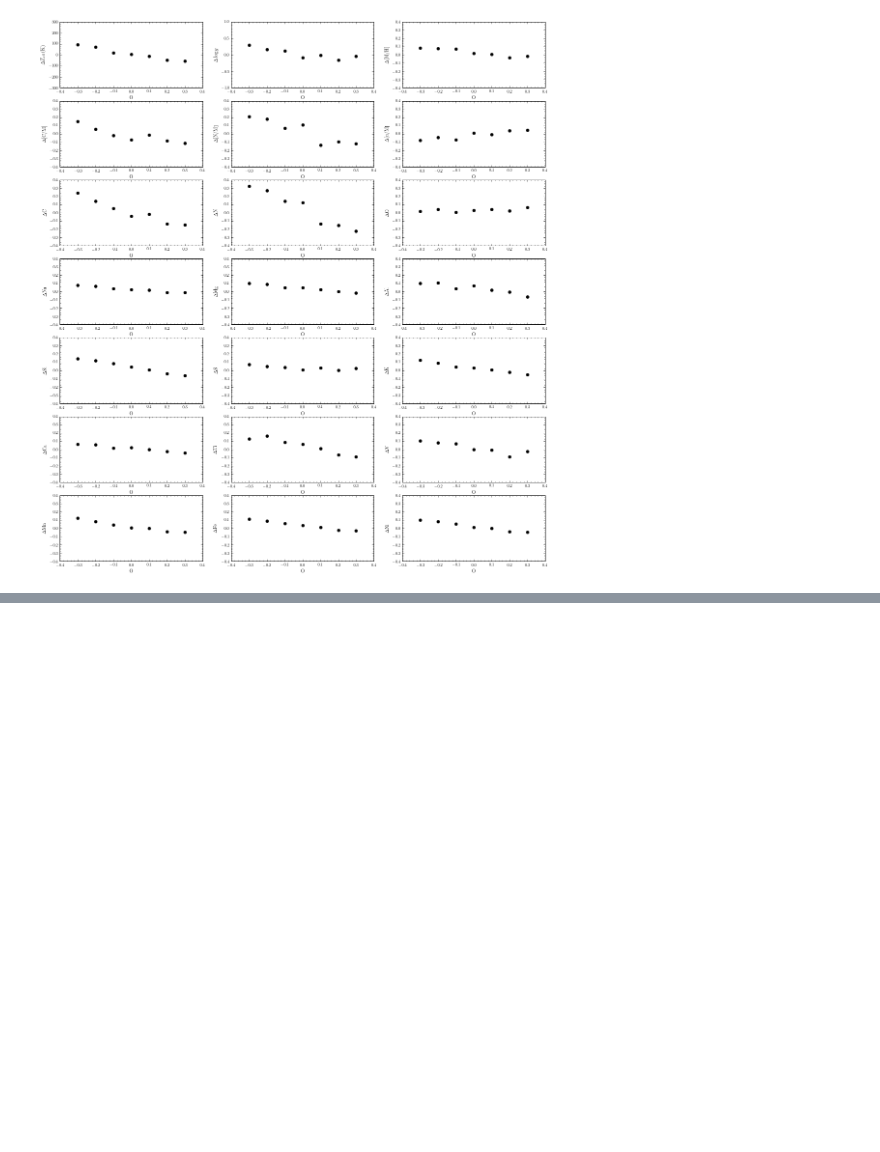
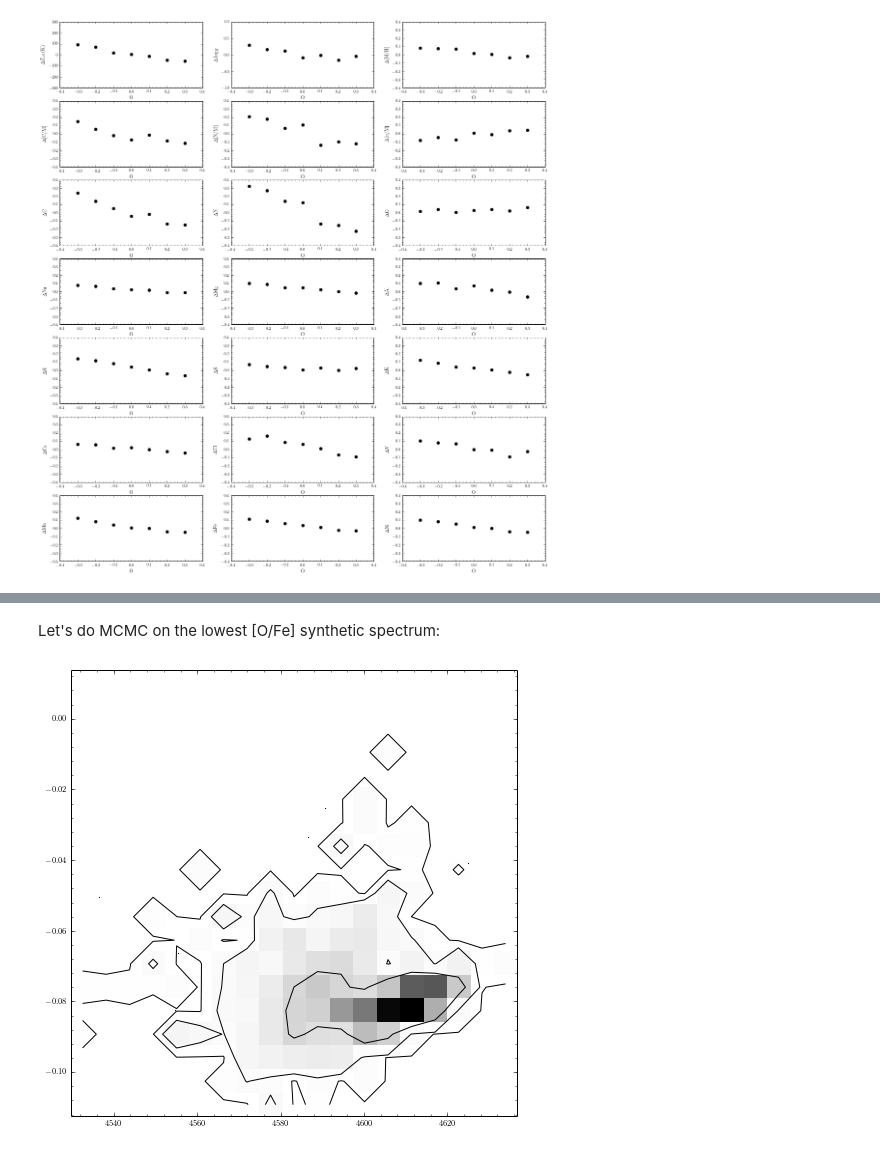
Before and after one commit to jobovy/misc-notebooks, a Jupyter notebook: apogee-aspcap-indivOvar.ipynb, the cells around one changed output, grey strips where cells are left out. Cells and saved outputs as stored; diff of their text form; code cells hidden in the pictures; blank space fills up the shorter version.

```diff
--- a/apogee-aspcap-indivOvar.ipynb
+++ b/apogee-aspcap-indivOvar.ipynb
@@ -149,0 +172,11 @@ plot_results(ofes,results_fparam_45,newresults_felem_45,fparam_ref,var_label=r'$
+# %% [markdown]
+Let's do MCMC on the lowest [O/Fe] synthetic spectrum:
+# %%
+chain= apogee.modelspec.ferre.mcmc(synspecs45[0],0.005*numpy.ones_like(synspecs45[0]),
+                                   initsig=[100.,0.25,0.1,0.1,0.1,0.1,0.1],
+                                   fparam=numpy.reshape(results_fparam_45[0],(1,7)),nsamples=100)
+# %%
+figsize(8,8)
+bovy_plot.scatterplot(chain[:,0],chain[:,-1],'k,')
+# %% [output]
+[figure, added]
```
Also changed, not shown: parts of 24 cells of this notebook.
